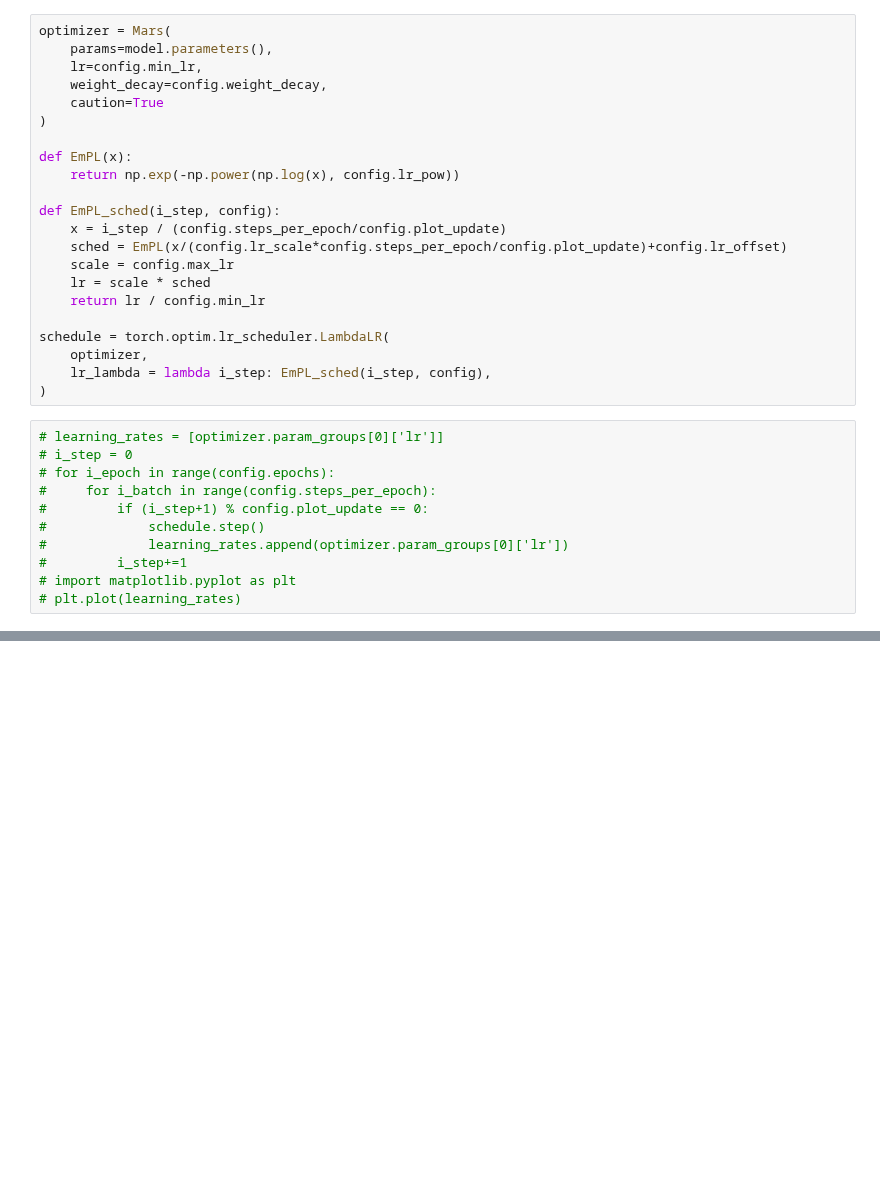
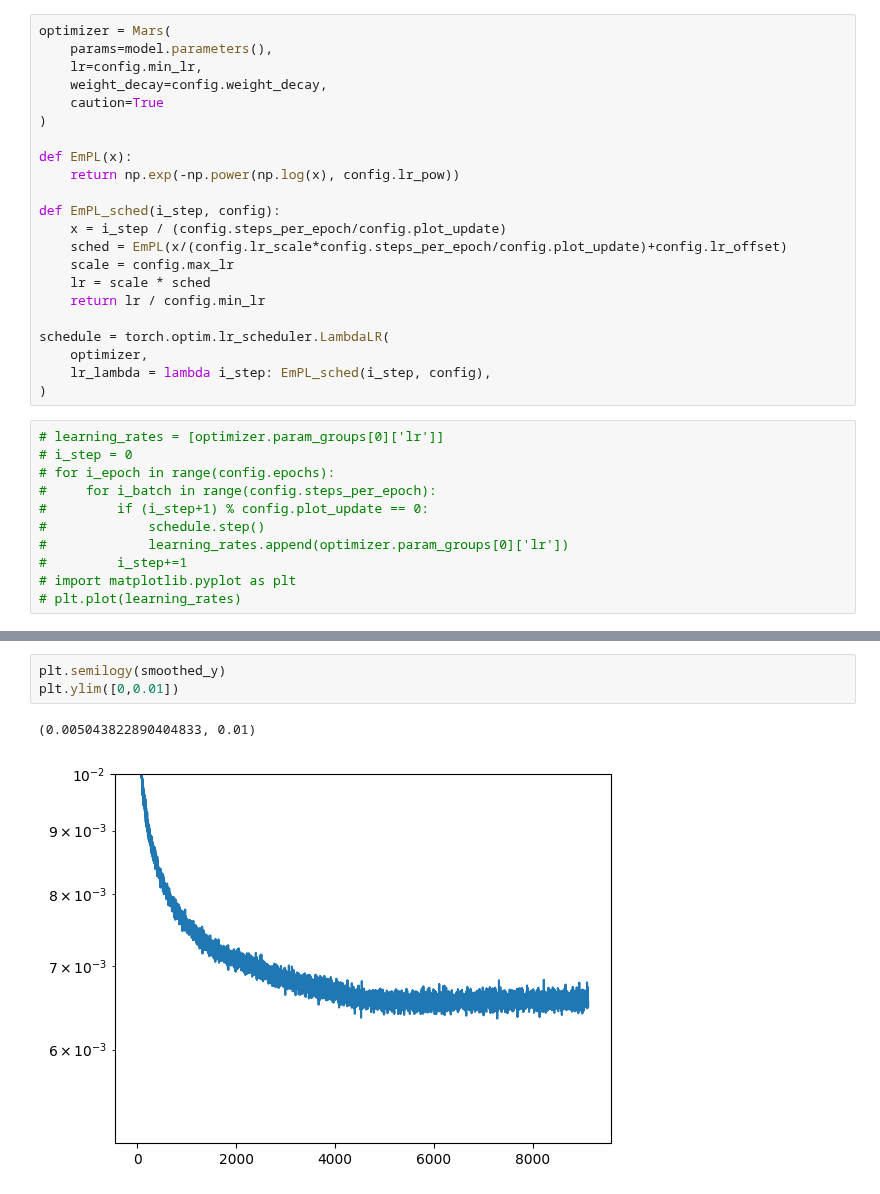
Before and after one commit to danjacobellis/tft, a Jupyter notebook: train/audioset.ipynb, the cells around one changed output, grey strips where cells are left out. Drawn from its saved outputs; the diff is of its cells as text; blank space fills up the shorter version.

```diff
--- a/train/audioset.ipynb
+++ b/train/audioset.ipynb
@@ -345,0 +373,6 @@ for i_epoch in mb:
+# %%
+plt.semilogy(smoothed_y)
+plt.ylim([0,0.01])
+# %% [output]
+(0.005043822890404833, 0.01)
+[figure, added]
```
Also changed, not shown: parts of 5 cells of this notebook.
